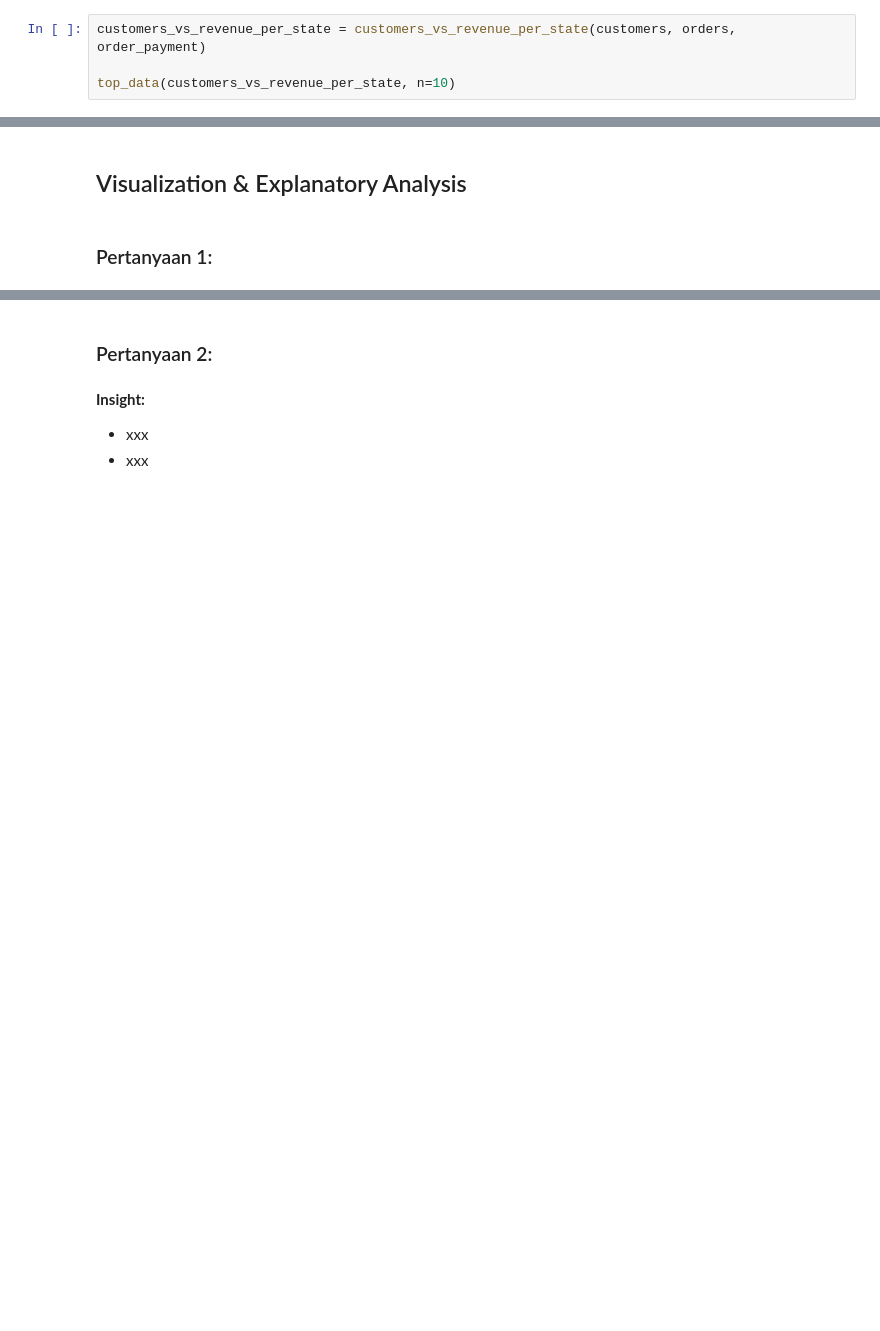
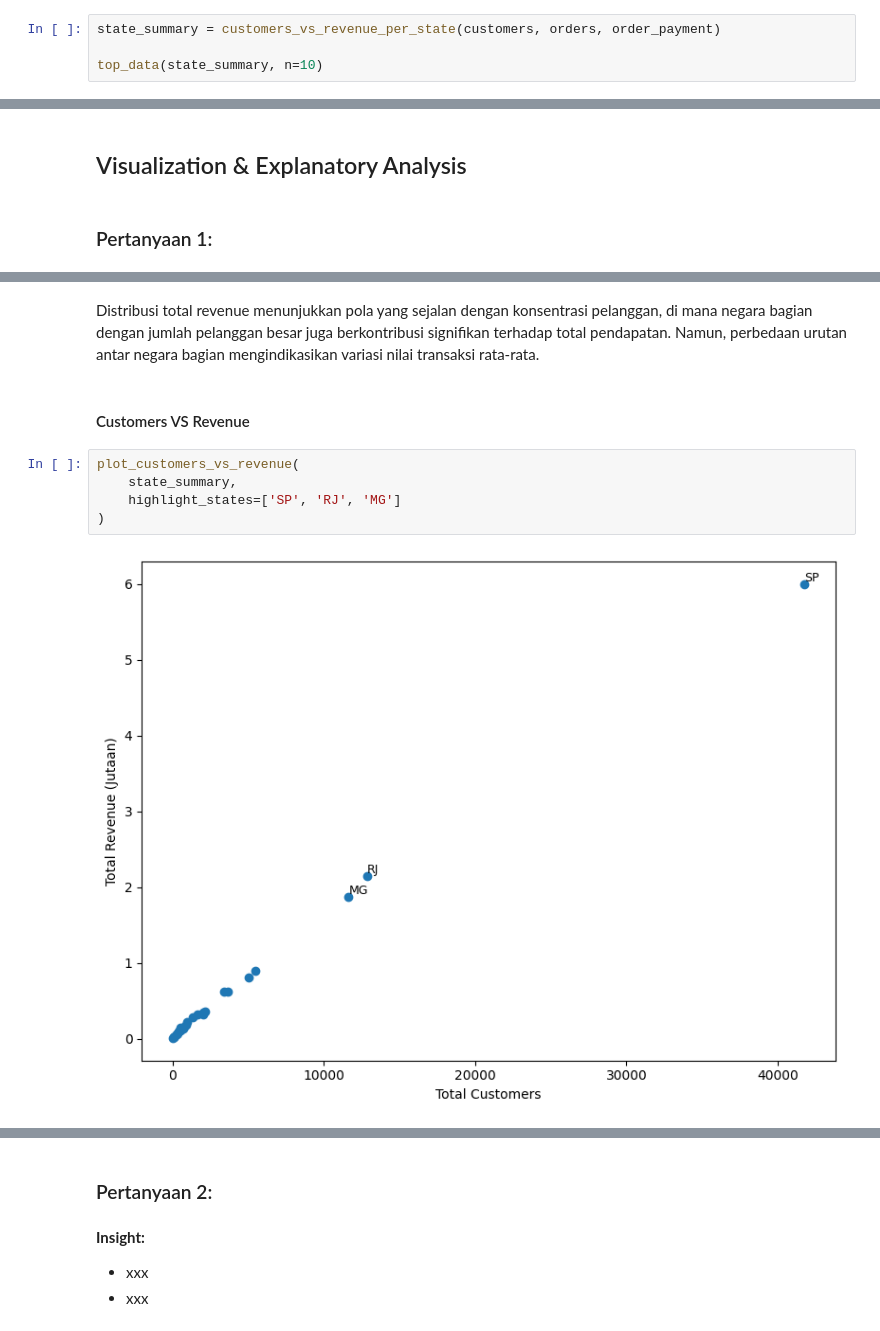
Before and after one commit to NekoMonci12/Machine-Learning-Brazilian-E-Commerce, a Jupyter notebook: ML_Muhammad_Tamir.ipynb, the cells around one changed output, grey strips where cells are left out. Saved outputs shown, nothing was run; the diff lists cells and outputs as text; blank space fills up the shorter version.

```diff
--- a/ML_Muhammad_Tamir.ipynb
+++ b/ML_Muhammad_Tamir.ipynb
@@ -703,9 +703,9 @@ def avg_revenue_per_order_state(customers_df, orders_df, payments_df):
 # %% [markdown]
 #### Customer VS Revenue (States)
 # %%
-customers_vs_revenue_per_state = customers_vs_revenue_per_state(customers, orders, order_payment)
+state_summary = customers_vs_revenue_per_state(customers, orders, order_payment)
 
-top_data(customers_vs_revenue_per_state, n=10)
+top_data(state_summary, n=10)
 # %% [output]
 |  | customer_state | total_customers | total_revenue |
 | 25 | SP | 41746 | 5998226.96 |
@@ -766,0 +858,11 @@ top_data(avg_revenue_per_customer_state, n=10)
+# %% [markdown]
+Distribusi total revenue menunjukkan pola yang sejalan dengan konsentrasi pelanggan, di mana negara bagian dengan jumlah pelanggan besar juga berkontribusi signifikan terhadap total pendapatan. Namun, perbedaan urutan antar negara bagian mengindikasikan variasi nilai transaksi rata-rata.
+# %% [markdown]
+#### Customers VS Revenue
+# %%
+plot_customers_vs_revenue(
+    state_summary,
+    highlight_states=['SP', 'RJ', 'MG']
+)
+# %% [output]
+[figure, added]
```
Also changed, not shown: parts of 18 cells of this notebook.
